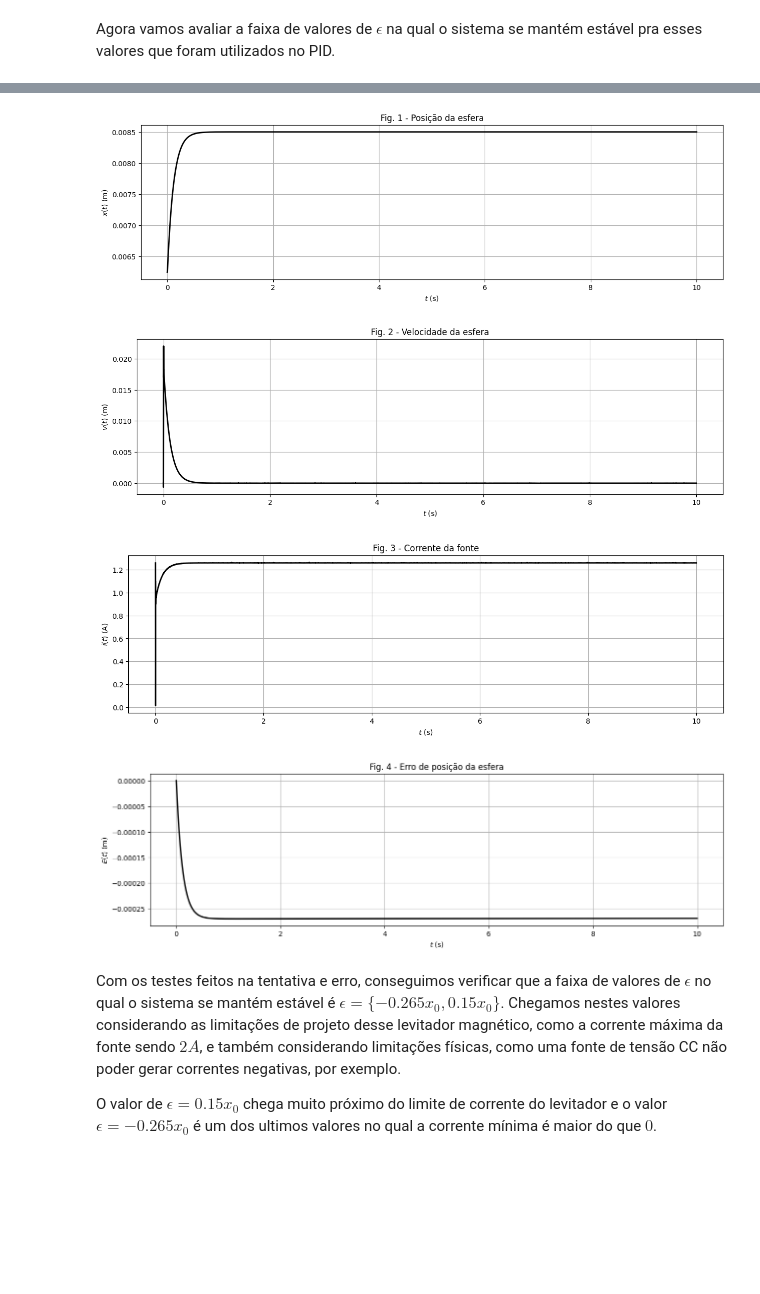
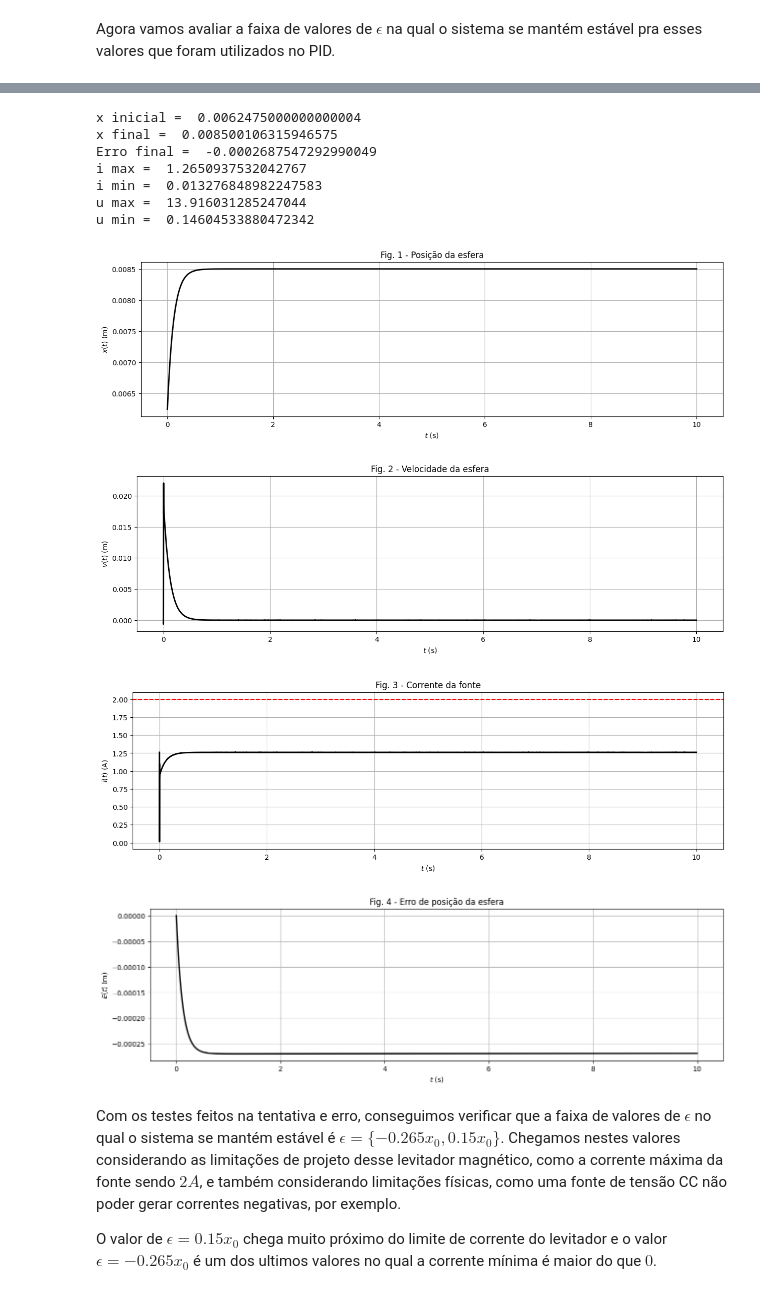
Before and after one commit to GabGomes16/Modelagem-e-Simulacao-Multifisica---Trabalhos-Computacionais, a Jupyter notebook: TC1/TC1.ipynb, the cells around one changed output, grey strips where cells are left out. Cells and saved outputs as stored; diff of their text form; code cells hidden in the pictures; blank space fills up the shorter version.

```diff
--- a/TC1/TC1.ipynb
+++ b/TC1/TC1.ipynb
@@ -320,34 +354,50 @@ plt.grid(True);
 plt.xlabel('$t$ (s)');
 plt.ylabel('$x(t)$ (m)');
 plt.title('Fig. 1 - Posição da esfera');
 
 # --- Velocity plot ---
 fig = plt.figure(figsize=(15,4))
 plt.plot(sol.t, sol.y[2,:], 'k', linewidth=2);
 plt.grid(True);
 plt.xlabel('$t$ (s)');
 plt.ylabel('$v(t)$ (m)');
 plt.title('Fig. 2 - Velocidade da esfera');
 
 # --- Source plot ---
 fig = plt.figure(figsize=(15,4))
 plt.plot(sol.t, sol.y[0,:], 'k', linewidth=2);
+plt.axhline(2.0, color='r', linestyle='--', linewidth=1.5, label='Limite de 2 A')
 plt.grid(True);
 plt.xlabel('$t$ (s)');
 plt.ylabel('$i(t)$ (A)');
 plt.title('Fig. 3 - Corrente da fonte');
 
 # --- Error plot ---
 fig = plt.figure(figsize=(15,4))
 plt.plot(sol.t, sol.y[3,:], 'k', linewidth=2);
 plt.grid(True);
 plt.xlabel('$t$ (s)');
 plt.ylabel('$E(t)$ (m)');
 plt.title('Fig. 4 - Erro de posição da esfera');
+
+print("x inicial = ",y_0[1])
+print("x final = ", sol.y[1,-1])
+print("Erro final = ", sol.y[3,-1])
+print("i max = ", np.max(sol.y[0,:]))
+print("i min = ", np.min(sol.y[0,:]))
+print("u max = ", np.max(sol.y[0,:])*R)
+print("u min = ", np.min(sol.y[0,:])*R)
 # %% [output]
+x inicial =  0.0062475000000000004
+x final =  0.008500106315946575
+Erro final =  -0.0002687547292990049
+i max =  1.2650937532042767
+i min =  0.013276848982247583
+u max =  13.916031285247044
+u min =  0.14604533880472342
 [figure]
 [figure]
-[figure, old version]
+[figure, new version]
 [figure]
 # %% [markdown]
 Com os testes feitos na tentativa e erro, conseguimos verificar que a faixa de valores de $\epsilon$ no qual o sistema se mantém estável é $\epsilon=\{-0.265x_0, 0.15x_0\}$. Chegamos nestes valores considerando as limitações de projeto desse levitador magnético, como a corrente máxima da fonte sendo $2A$, e também considerando limitações físicas, como uma fonte de tensão CC não poder gerar correntes negativas, por exemplo.
```
Also changed, not shown: parts of 11 cells of this notebook.
